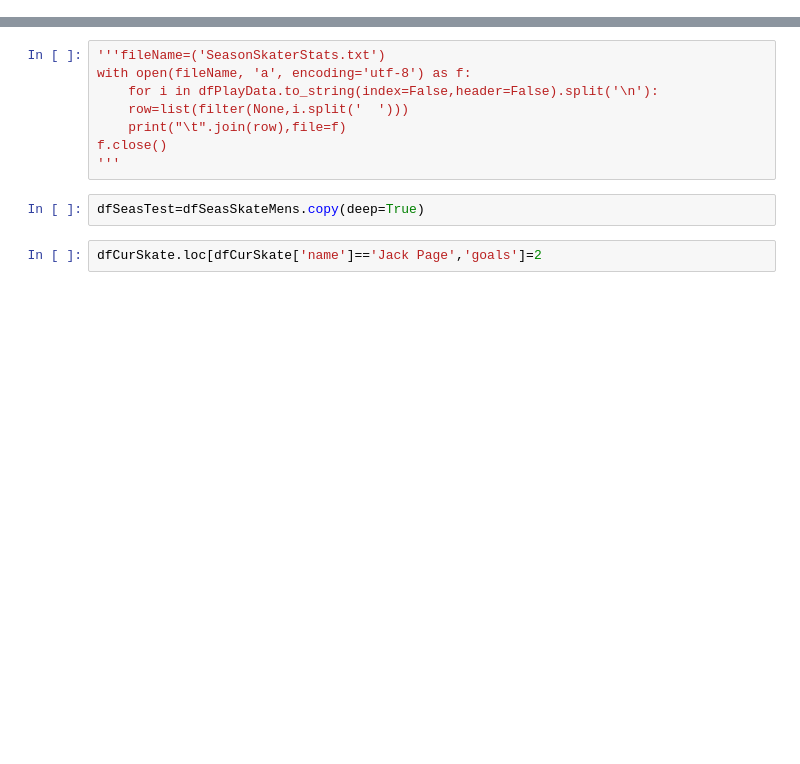
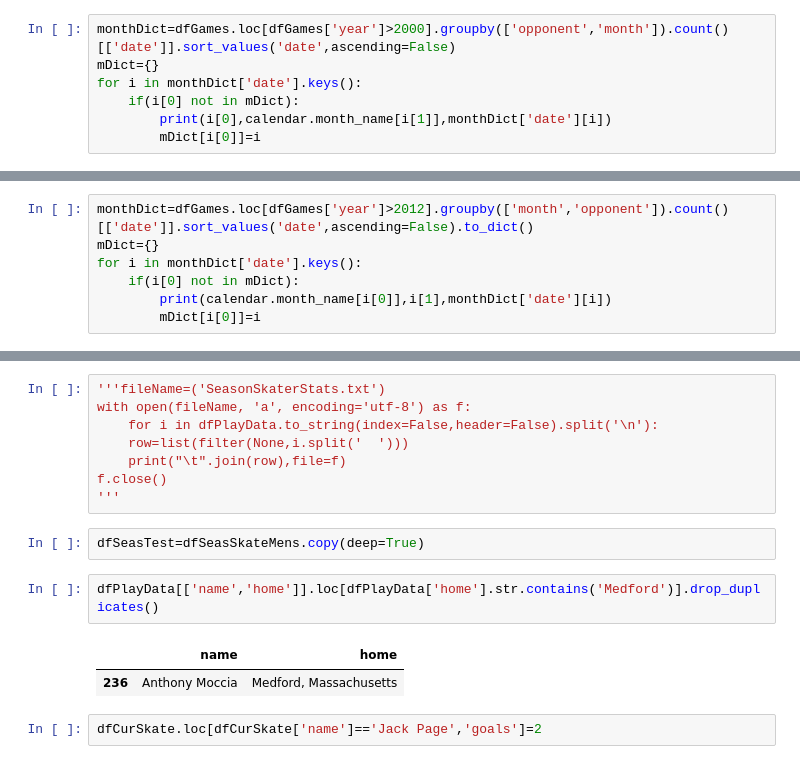
Before and after one commit to redsoxfan2194/buhockeystats, a Jupyter notebook: iPythonNoteBooks/BU Record Book-Testing Ground.ipynb, the cells around one changed output, grey strips where cells are left out. Cells and saved outputs as stored; diff of their text form; blank space fills up the shorter version.

```diff
--- a/iPythonNoteBooks/BU Record Book-Clean.ipynb
+++ b/iPythonNoteBooks/BU Record Book-Testing Ground.ipynb
@@ -2105,0 +2142,7 @@ From:  ['1965', '1979']
+# %%
+monthDict=dfGames.loc[dfGames['year']>2000].groupby(['opponent','month']).count()[['date']].sort_values('date',ascending=False)
+mDict={}
+for i in monthDict['date'].keys():
+    if(i[0] not in mDict):
+        print(i[0],calendar.month_name[i[1]],monthDict['date'][i])
+        mDict[i[0]]=i
@@ -2105,0 +2193,7 @@ From:  ['1965', '1979']
+# %%
+monthDict=dfGames.loc[dfGames['year']>2012].groupby(['month','opponent']).count()[['date']].sort_values('date',ascending=False).to_dict()
+mDict={}
+for i in monthDict['date'].keys():
+    if(i[0] not in mDict):
+        print(calendar.month_name[i[0]],i[1],monthDict['date'][i])
+        mDict[i[0]]=i
@@ -2564,6 +2667,11 @@ f.close()
 '''
 # %%
 dfSeasTest=dfSeasSkateMens.copy(deep=True)
+# %%
+dfPlayData[['name','home']].loc[dfPlayData['home'].str.contains('Medford')].drop_duplicates()
+# %% [output]
+|  | name | home |
+| 236 | Anthony Moccia | Medford, Massachusetts |
 # %%
 dfCurSkate.loc[dfCurSkate['name']=='Jack Page','goals']=2
 # %%
```
Also changed, not shown: parts of 7 cells of this notebook, 3 other files.
